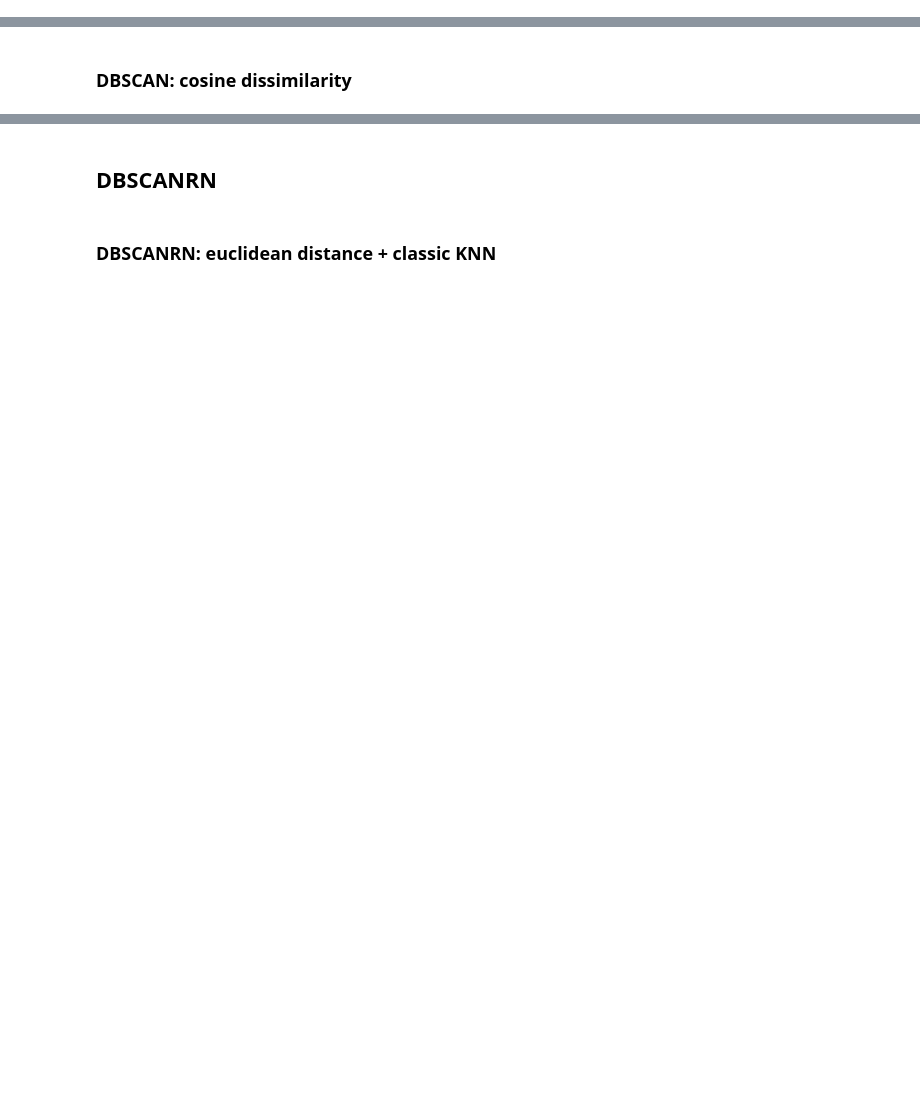
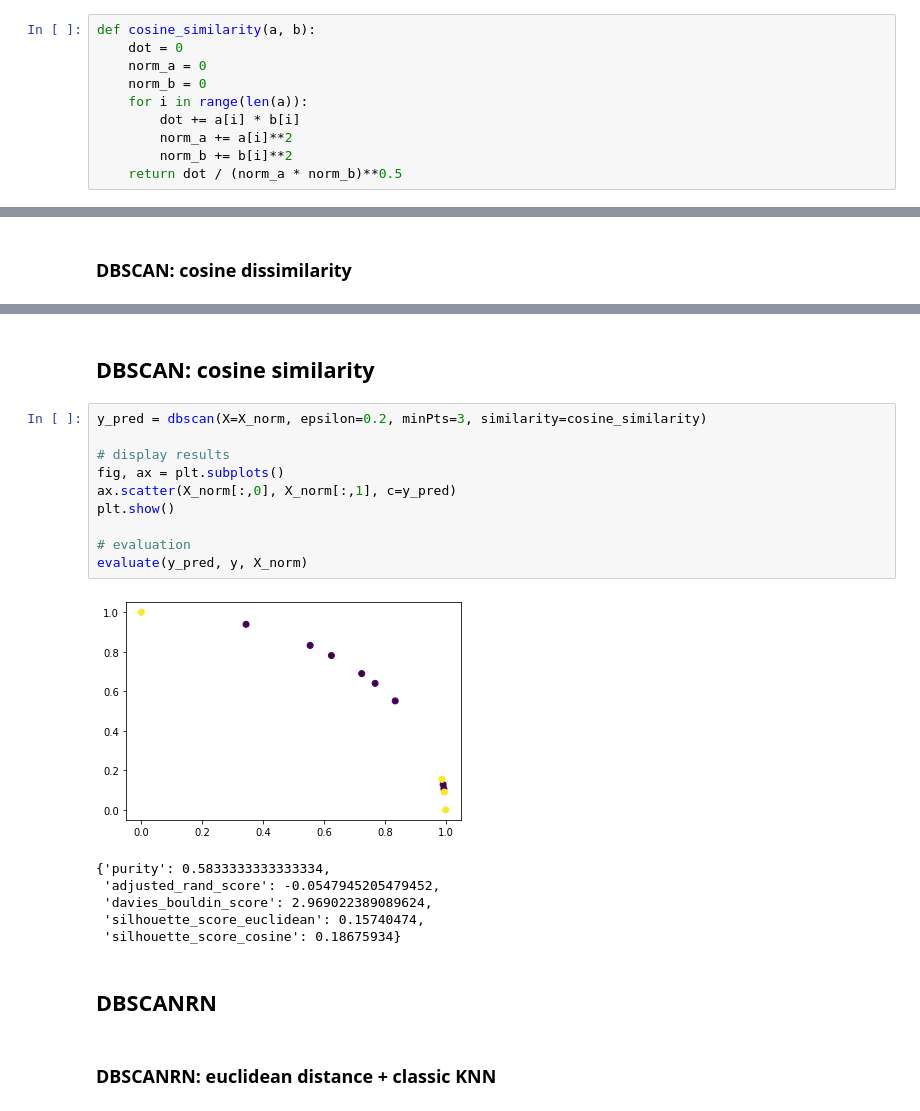
Before and after one commit to arek544/DBSCAN, a Jupyter notebook: dbscan_vs_dbscrn-v3.ipynb, the cells around one changed output, grey strips where cells are left out. Drawn from its saved outputs; the diff is of its cells as text; blank space fills up the shorter version.

```diff
--- a/dbscan_vs_dbscrn-v3.ipynb
+++ b/dbscan_vs_dbscrn-v3.ipynb
@@ -103,0 +118,10 @@ def cosine_dissimilarity(a, b):
+# %%
+def cosine_similarity(a, b):
+    dot = 0
+    norm_a = 0
+    norm_b = 0
+    for i in range(len(a)):
+        dot += a[i] * b[i]
+        norm_a += a[i]**2
+        norm_b += b[i]**2
+    return dot / (norm_a * norm_b)**0.5
@@ -399,4 +448,23 @@ evaluate(y_pred, y, X)
  'silhouette_score_cosine': 0.76168364}
+# %% [markdown]
+## DBSCAN: cosine similarity
+# %%
+y_pred = dbscan(X=X_norm, epsilon=0.2, minPts=3, similarity=cosine_similarity)
+
+# display results
+fig, ax = plt.subplots()
+ax.scatter(X_norm[:,0], X_norm[:,1], c=y_pred)
+plt.show()
+
+# evaluation
+evaluate(y_pred, y, X_norm)
+# %% [output]
+[figure, added]
+{'purity': 0.5833333333333334,
+ 'adjusted_rand_score': -0.0547945205479452,
+ 'davies_bouldin_score': 2.969022389089624,
+ 'silhouette_score_euclidean': 0.15740474,
+ 'silhouette_score_cosine': 0.18675934}
 # %% [markdown]
 ## DBSCANRN
 # %% [markdown]
```
Also changed, not shown: parts of 24 cells of this notebook, 2 other files.
